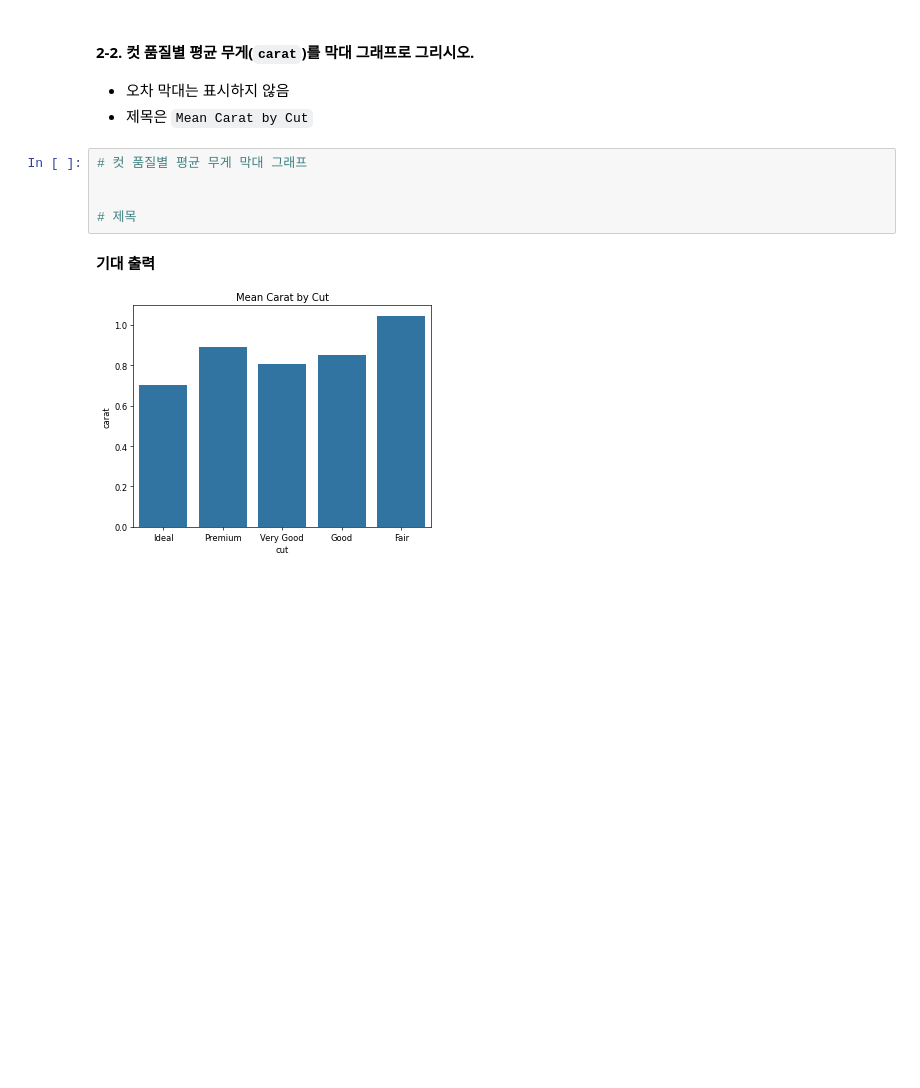
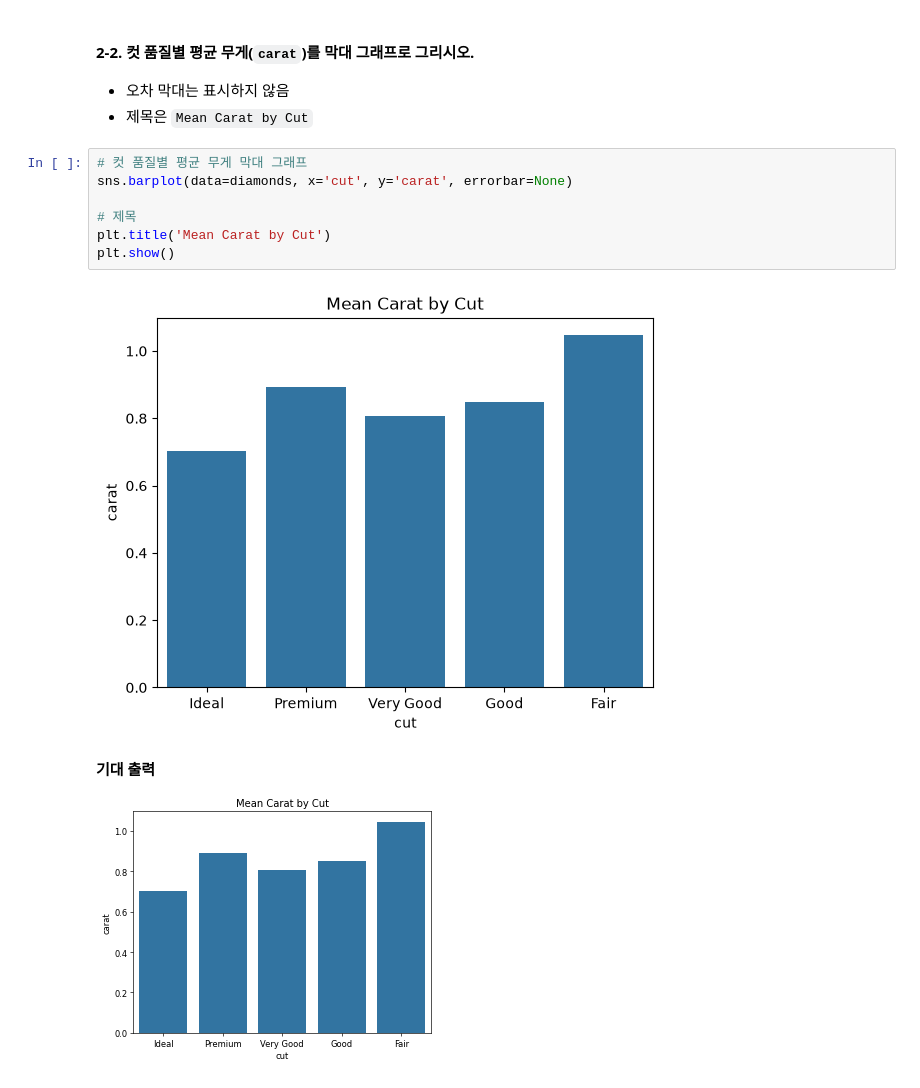
Before and after one commit to koreatechcheeseduck/BasicDataScience_2026-2, a Jupyter notebook: lec10-2_lab_visualization-2.ipynb, the cells around one changed output. Cells and saved outputs as stored; diff of their text form; blank space fills up the shorter version.

```diff
--- a/lec10-2_lab_visualization-2.ipynb
+++ b/lec10-2_lab_visualization-2.ipynb
@@ -145,9 +157,13 @@ print(diamonds[['carat', 'cut', 'color', 'clarity', 'price']].head())
 - 제목은 `Mean Carat by Cut`
 # %%
 # 컷 품질별 평균 무게 막대 그래프
-
+sns.barplot(data=diamonds, x='cut', y='carat', errorbar=None)
 
 # 제목
+plt.title('Mean Carat by Cut')
+plt.show()
+# %% [output]
+[figure, added]
 # %% [markdown]
 **기대 출력**
 
```
Also changed, not shown: parts of 17 cells of this notebook, 1 other file.
